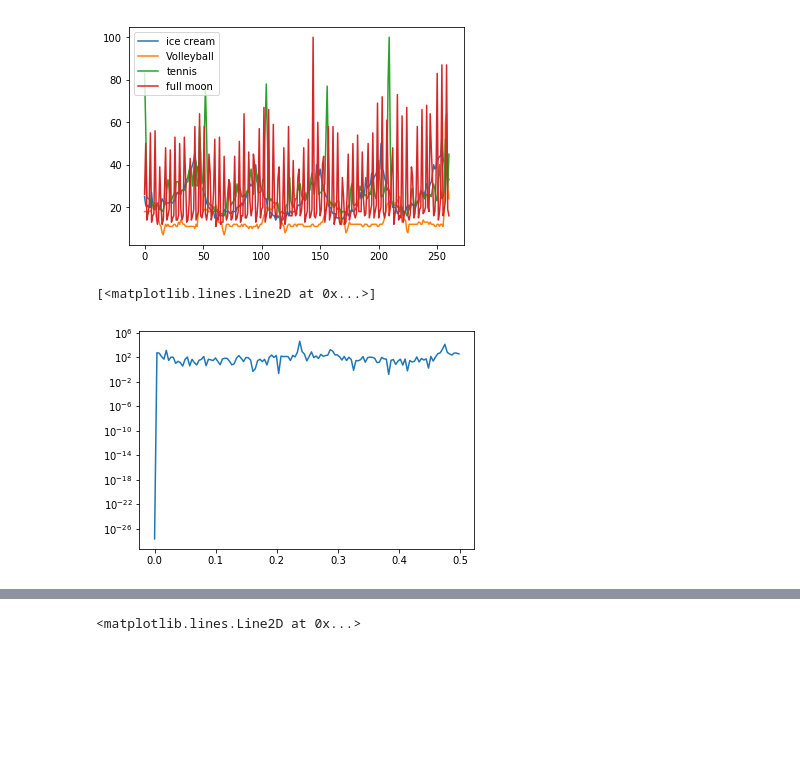
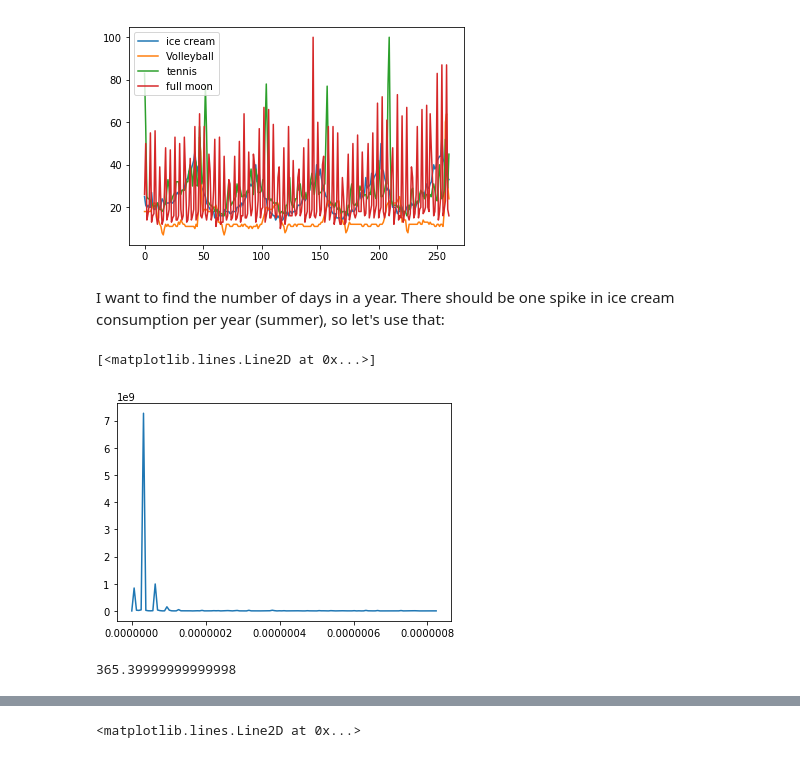
Before and after one commit to micbru/a250-hw, a Jupyter notebook: hw_1/hw_1_assignment.ipynb, the cells around one changed output, grey strips where cells are left out. Saved outputs shown, nothing was run; the diff lists cells and outputs as text; code cells hidden in the pictures; blank space fills up the shorter version.

```diff
--- a/hw_1/hw_1_assignment.ipynb
+++ b/hw_1/hw_1_assignment.ipynb
@@ -460,7 +458,15 @@ fs = freq_data.index.values.astype('int64')
-# %%
-# fs is one week in days
-f, Pxx_den = signal.periodogram(freq_data['full moon'])
-plt.semilogy(f, Pxx_den)
-# %% [output]
-[<matplotlib.lines.Line2D at 0x...>]
-[figure, removed]
+# %% [markdown]
+I want to find the number of days in a year. There should be one spike in ice cream consumption per year (summer), so let's use that:
+# %%
+freq = 1/(7*24*60*60) # Hz
+ice_cream_mean = freq_data['ice cream'].mean()
+f, Power = signal.periodogram(freq_data['ice cream'].values-ice_cream_mean,fs=freq)
+plt.plot(f, Power)
+# %% [output]
+[<matplotlib.lines.Line2D at 0x...>]
+[figure, added]
+# %%
+# Now find the period of this in days:
+1/(f[Power.argmax()]*60*60*24)
+# %% [output]
+365.39999999999998
```
Also changed, not shown: parts of 6 cells of this notebook.
